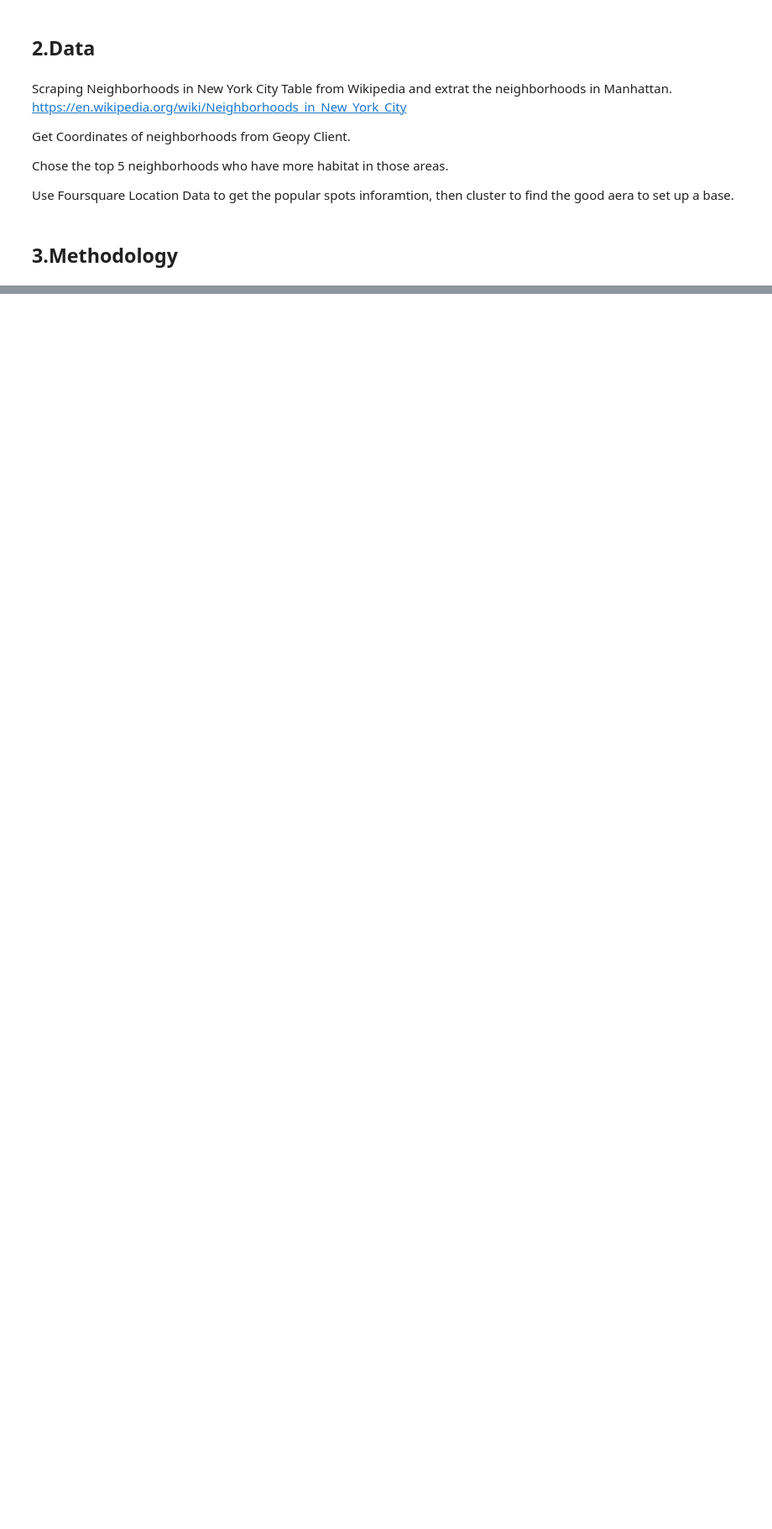
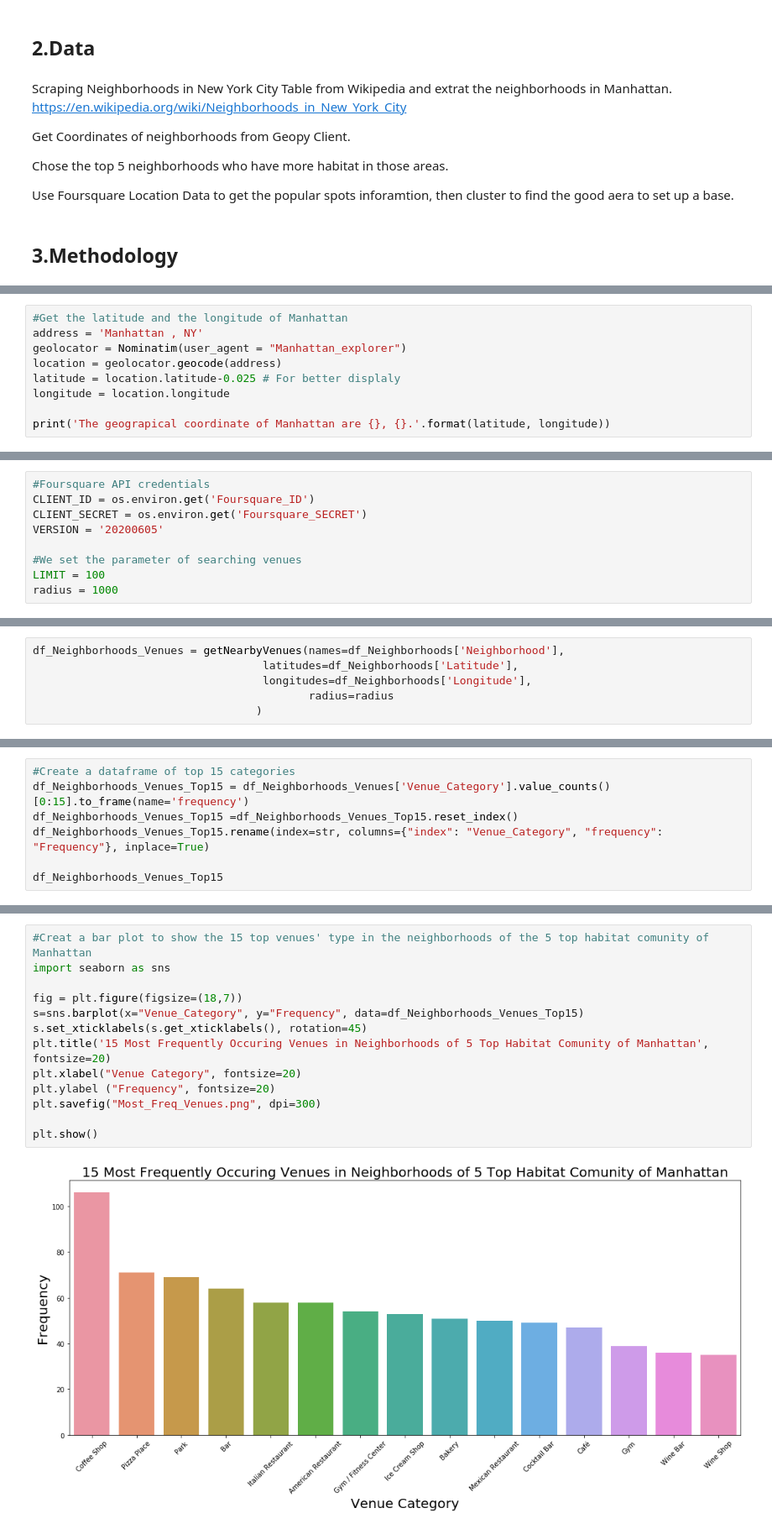
Before and after one commit to shengminchen/Coursera_Capstone, a Jupyter notebook: Capstone_Project_The_Battle_of_Neighborhoods.ipynb, the cells around one changed output, grey strips where cells are left out. Shown at 84% size. Saved outputs shown, nothing was run; the diff lists cells and outputs as text; blank space fills up the shorter version.

```diff
--- a/Capstone_Project_The_Battle_of_Neighborhoods.ipynb
+++ b/Capstone_Project_The_Battle_of_Neighborhoods.ipynb
@@ -30,0 +256,9 @@ Use Foursquare Location Data to get the popular spots inforamtion, then cluster
+# %%
+#Get the latitude and the longitude of Manhattan
+address = 'Manhattan , NY'
+geolocator = Nominatim(user_agent = "Manhattan_explorer")
+location = geolocator.geocode(address)
+latitude = location.latitude-0.025 # For better displaly
+longitude = location.longitude
+
+print('The geograpical coordinate of Manhattan are {}, {}.'.format(latitude, longitude))
@@ -30,0 +289,9 @@ Use Foursquare Location Data to get the popular spots inforamtion, then cluster
+# %%
+#Foursquare API credentials
+CLIENT_ID = os.environ.get('Foursquare_ID')
+CLIENT_SECRET = os.environ.get('Foursquare_SECRET')
+VERSION = '20200605'
+
+#We set the parameter of searching venues
+LIMIT = 100
+radius = 1000
@@ -30,0 +340,6 @@ Use Foursquare Location Data to get the popular spots inforamtion, then cluster
+# %%
+df_Neighborhoods_Venues = getNearbyVenues(names=df_Neighborhoods['Neighborhood'],
+                                   latitudes=df_Neighborhoods['Latitude'],
+                                   longitudes=df_Neighborhoods['Longitude'],
+                                          radius=radius
+                                  )
@@ -30,0 +402,7 @@ Use Foursquare Location Data to get the popular spots inforamtion, then cluster
+# %%
+#Create a dataframe of top 15 categories
+df_Neighborhoods_Venues_Top15 = df_Neighborhoods_Venues['Venue_Category'].value_counts()[0:15].to_frame(name='frequency')
+df_Neighborhoods_Venues_Top15 =df_Neighborhoods_Venues_Top15.reset_index()
+df_Neighborhoods_Venues_Top15.rename(index=str, columns={"index": "Venue_Category", "frequency": "Frequency"}, inplace=True)
+
+df_Neighborhoods_Venues_Top15
@@ -30,0 +426,15 @@ Use Foursquare Location Data to get the popular spots inforamtion, then cluster
+# %%
+#Creat a bar plot to show the 15 top venues' type in the neighborhoods of the 5 top habitat comunity of Manhattan
+import seaborn as sns
+
+fig = plt.figure(figsize=(18,7))
+s=sns.barplot(x="Venue_Category", y="Frequency", data=df_Neighborhoods_Venues_Top15)
+s.set_xticklabels(s.get_xticklabels(), rotation=45)
+plt.title('15 Most Frequently Occuring Venues in Neighborhoods of 5 Top Habitat Comunity of Manhattan', fontsize=20)
+plt.xlabel("Venue Category", fontsize=20)
+plt.ylabel ("Frequency", fontsize=20)
+plt.savefig("Most_Freq_Venues.png", dpi=300)
+
+plt.show()
+# %% [output]
+[figure, added]
```
Also changed, not shown: parts of 54 cells of this notebook.
